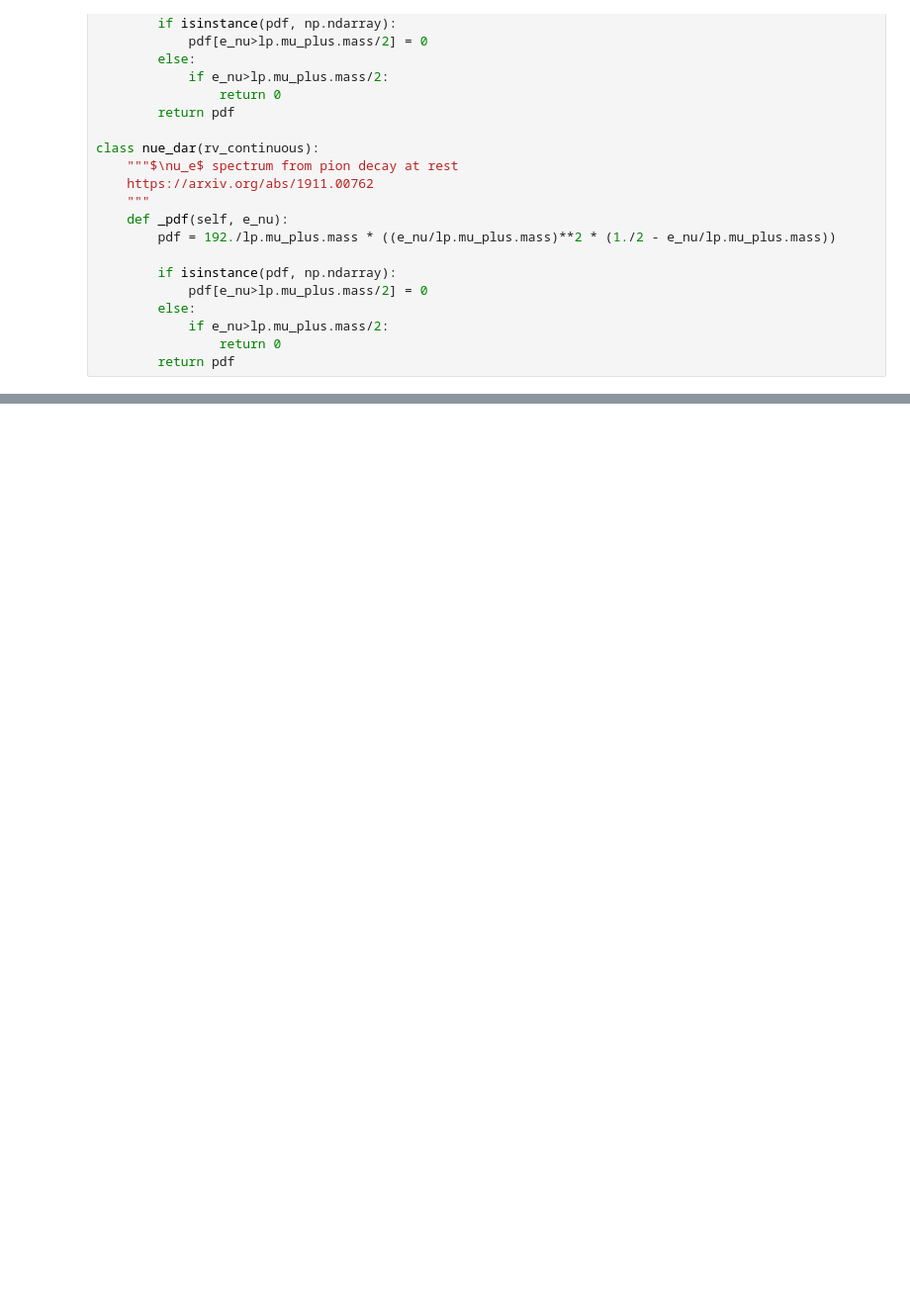
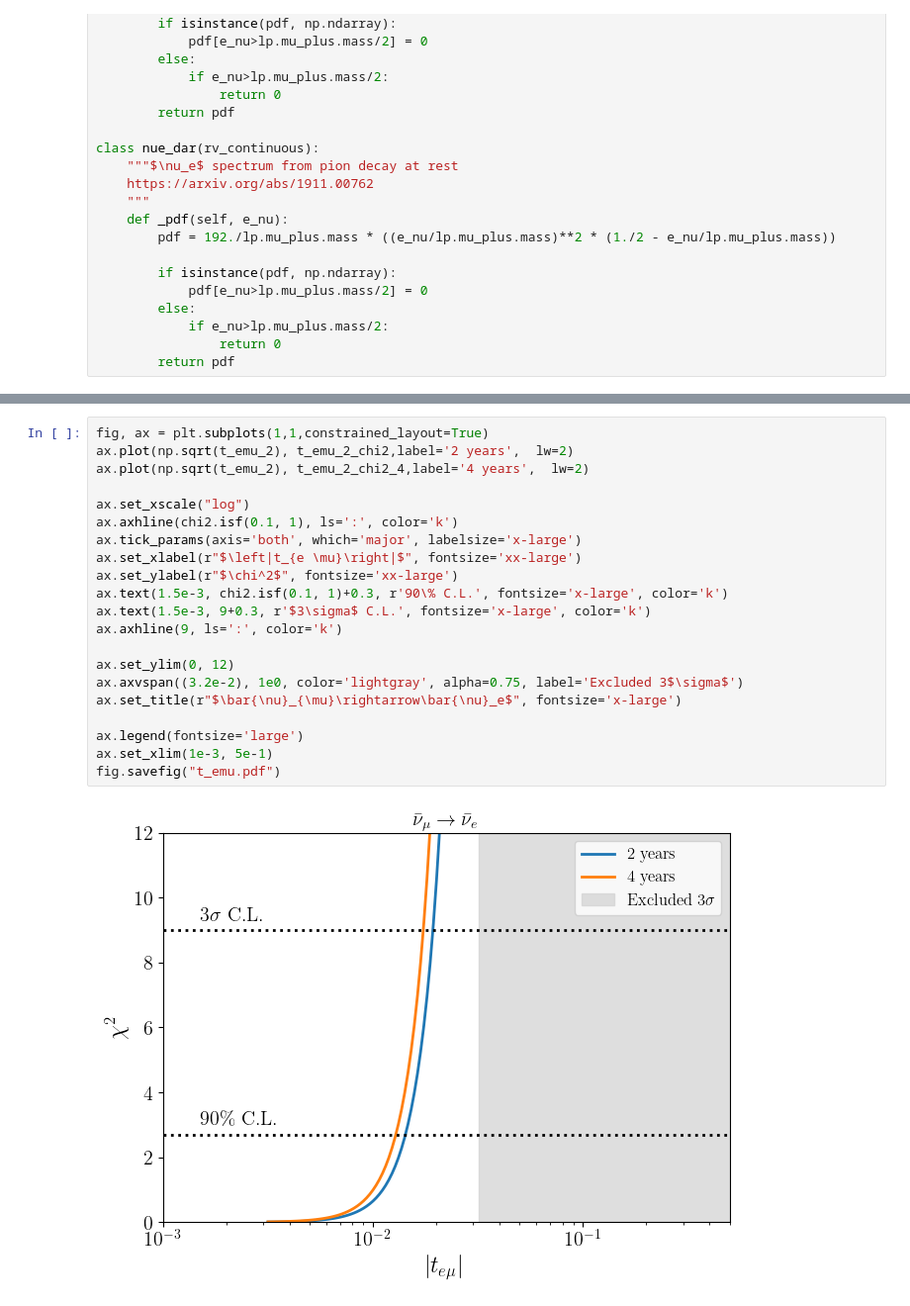
Before and after one commit to soleti/shoess, a Jupyter notebook: sensitivity_widget.ipynb, the cells around one changed output, grey strips where cells are left out. Shown: that part at 99% size. Cells and saved outputs as stored; diff of their text form; blank space fills up the shorter version.

```diff
--- a/sensitivity_widget.ipynb
+++ b/sensitivity_widget.ipynb
@@ -286,0 +442,23 @@ class FCMemoizer(FeldmanCousins):
+# %%
+fig, ax = plt.subplots(1,1,constrained_layout=True)
+ax.plot(np.sqrt(t_emu_2), t_emu_2_chi2,label='2 years',  lw=2)
+ax.plot(np.sqrt(t_emu_2), t_emu_2_chi2_4,label='4 years',  lw=2)
+
+ax.set_xscale("log")
+ax.axhline(chi2.isf(0.1, 1), ls=':', color='k')
+ax.tick_params(axis='both', which='major', labelsize='x-large')
+ax.set_xlabel(r"$\left|t_{e \mu}\right|$", fontsize='xx-large')
+ax.set_ylabel(r"$\chi^2$", fontsize='xx-large')
+ax.text(1.5e-3, chi2.isf(0.1, 1)+0.3, r'90\% C.L.', fontsize='x-large', color='k')
+ax.text(1.5e-3, 9+0.3, r'$3\sigma$ C.L.', fontsize='x-large', color='k')
+ax.axhline(9, ls=':', color='k')
+
+ax.set_ylim(0, 12)
+ax.axvspan((3.2e-2), 1e0, color='lightgray', alpha=0.75, label='Excluded 3$\sigma$')
+ax.set_title(r"$\bar{\nu}_{\mu}\rightarrow\bar{\nu}_e$", fontsize='x-large')
+
+ax.legend(fontsize='large')
+ax.set_xlim(1e-3, 5e-1)
+fig.savefig("t_emu.pdf")
+# %% [output]
+[figure, added]
```
Also changed, not shown: parts of 25 cells of this notebook, 9 other files.
